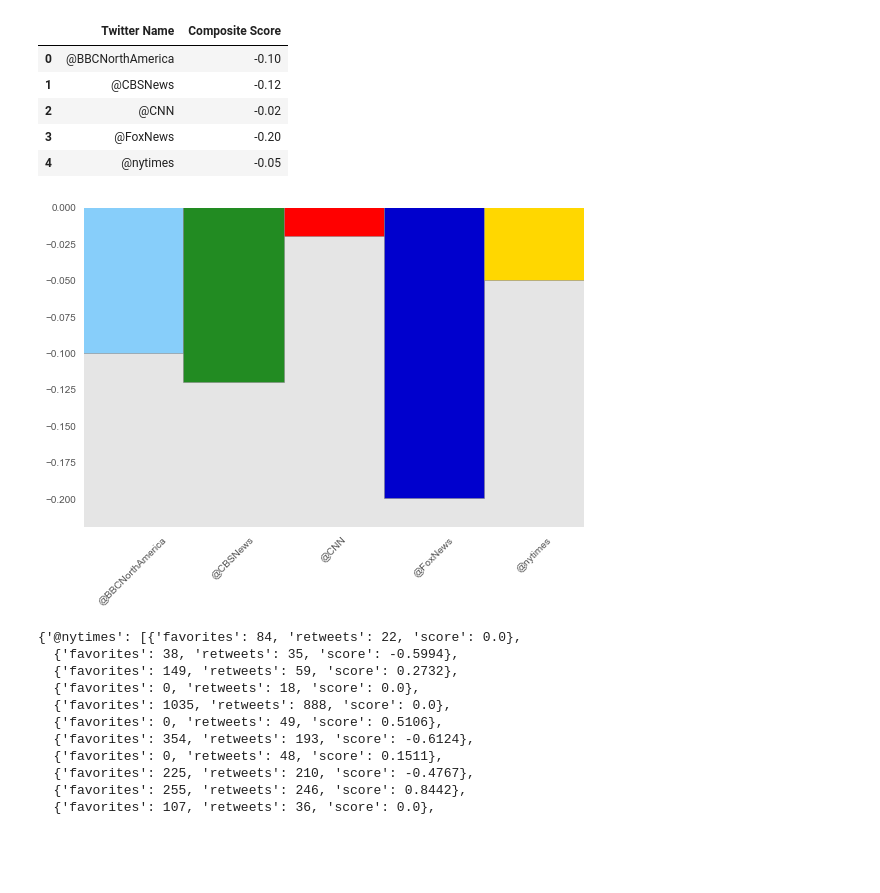
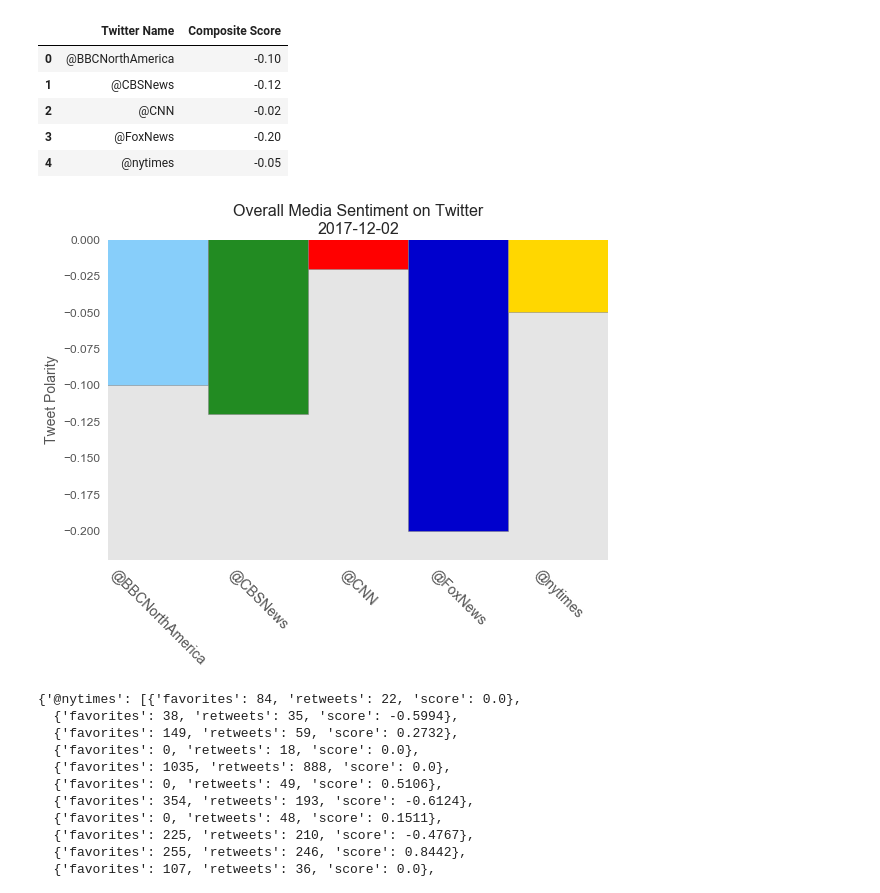
Before and after one commit to txstu09/News-Mood, a Jupyter notebook: News-Mood.ipynb, the cells around one changed output. Cells and saved outputs as stored; diff of their text form; code cells hidden in the pictures; blank space fills up the shorter version.

Commit message:
cleanup composite graph

```diff
--- a/News-Mood.ipynb
+++ b/News-Mood.ipynb
@@ -113,17 +113,20 @@ temp
 # %%
 x_axis = np.arange(0, len(composite), 1)
 tick_loc = [x+0.5 for x in x_axis]
 colors = ['#87CEFA','#228B22','#FF0000','#0000CD','#FFD700']
 
 plt.style.use('ggplot')
 plt.bar(x_axis, temp['Composite Score'], align='edge', width=1.0, color=colors, edgecolor='gray')
-plt.xticks(tick_loc, temp['Twitter Name'], rotation=45)
+plt.title('Overall Media Sentiment on Twitter\n2017-12-02', size=16)
+plt.xticks(tick_loc, temp['Twitter Name'], rotation=315, size=14)
+plt.yticks(size=12)
+plt.ylabel('Tweet Polarity', size=14)
 plt.ylim(-0.22, 0)
 plt.margins(0, 0.1)
 plt.grid(False)
 plt.show()
 # %% [output]
-[figure, old version]
+[figure, new version]
 # %%
 #-------------TESTING BELOW-----------------------#
 # %%
```
